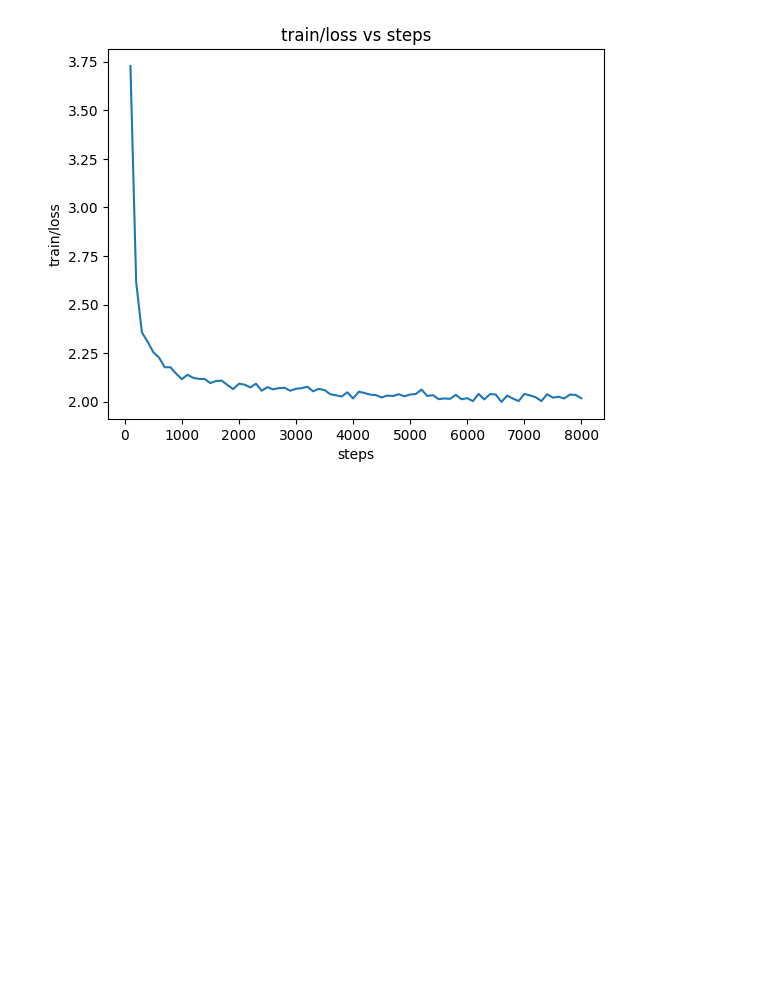
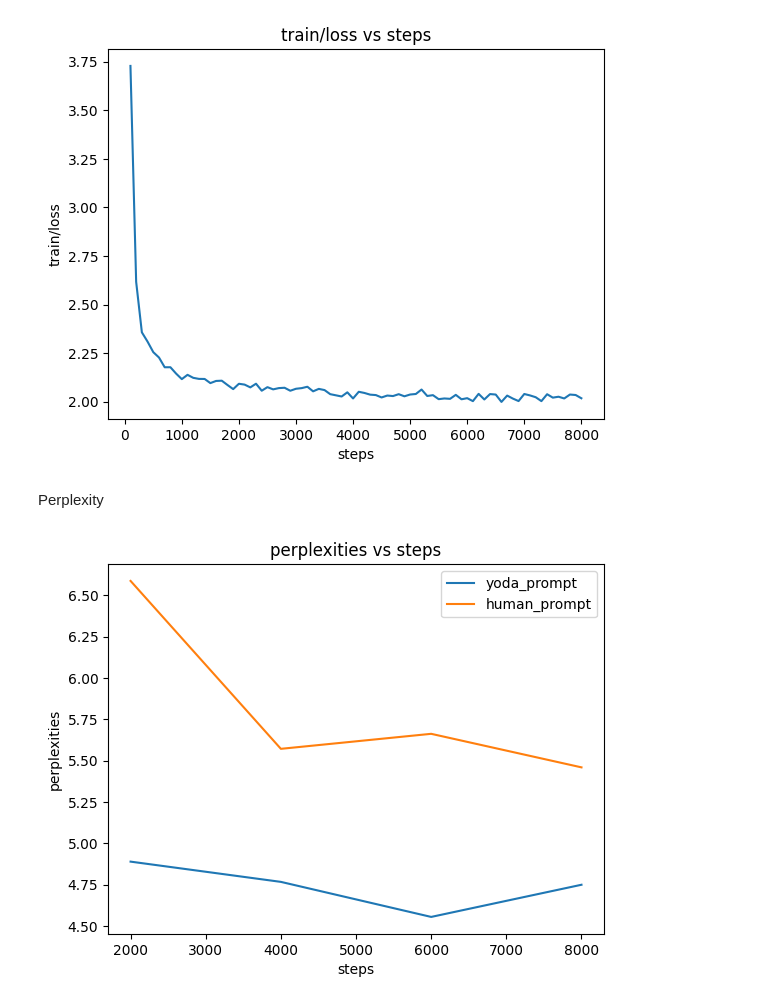
Before and after one commit to webs8328/YodaNLP, a Jupyter notebook: gpt_code/Plotting.ipynb, the cells around one changed output. Drawn from its saved outputs; the diff is of its cells as text; code cells hidden in the pictures; blank space fills up the shorter version.

Commit message:
jt perps

```diff
--- a/gpt_code/Plotting.ipynb
+++ b/gpt_code/Plotting.ipynb
@@ -62,3 +62,10 @@ jt_plotting.plot_scalars(["train/loss"])
 # %% [output]
 [figure]
 [figure]
+# %% [markdown]
+Perplexity
+# %%
+jt_perps = [('yoda_prompt', [(2000, 4.889855970250498), (4000, 4.767377855754135), (6000, 4.555416444740673), (8000, 4.74997602122845)]), ('human_prompt', [(2000, 6.587555165338044), (4000, 5.572068077502864), (6000, 5.662824517429465), (8000, 5.459940150232598)])]
+pu.Plotter.plot_perps(jt_perps)
+# %% [output]
+[figure, added]
```
